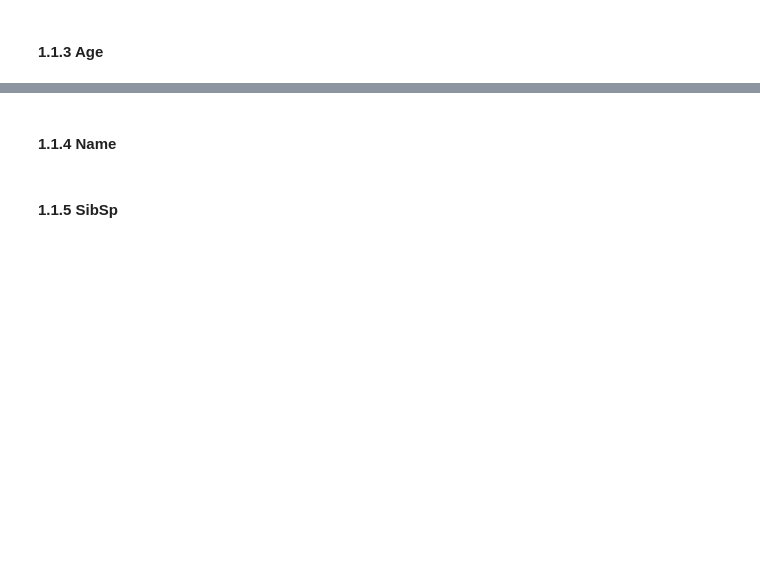
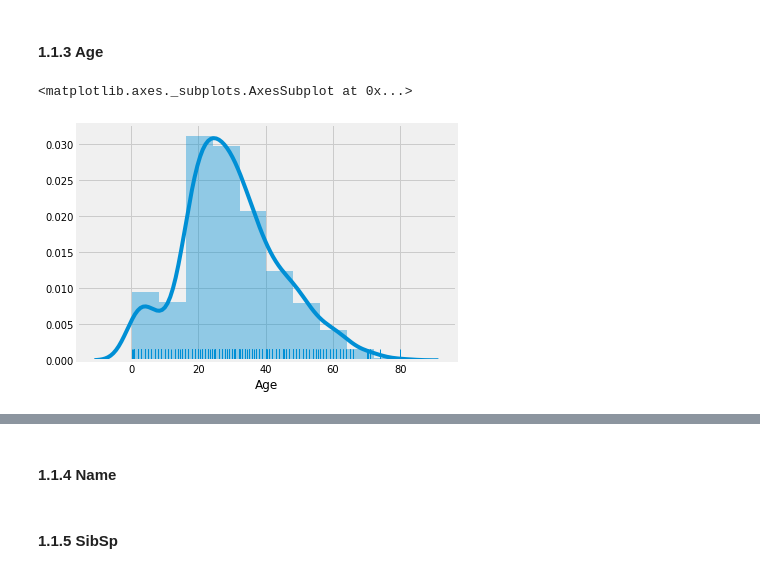
Before and after one commit to chadbartel/Data-Science-Projects, a Jupyter notebook: Titanic/Code/Model/Experiments/Experiment10/eda_titanic_10.ipynb, the cells around one changed output, grey strips where cells are left out. Drawn from its saved outputs; the diff is of its cells as text; code cells hidden in the pictures; blank space fills up the shorter version.

```diff
--- a/Titanic/Code/Model/Experiments/Experiment10/eda_titanic_10.ipynb
+++ b/Titanic/Code/Model/Experiments/Experiment10/eda_titanic_10.ipynb
@@ -238,2 +224,11 @@ sns.factorplot('Pclass', 'Survived', hue='Sex', data=titanic.data)
 # %% [markdown]
 #### 1.1.3 Age
+# %%
+fig, ax = plt.subplots()
+_, bin_edges = np.histogram(titanic.data[titanic.data['Age'].notnull()]['Age'])
+sns.distplot(titanic.data[titanic.data['Age'].notnull()]['Age'], bins=bin_edges, rug=True, ax=ax)
+plt.tight_layout()
+plt.show()
+# %% [output]
+<matplotlib.axes._subplots.AxesSubplot at 0x...>
+[figure, added]
```
Also changed, not shown: parts of 12 cells of this notebook.
